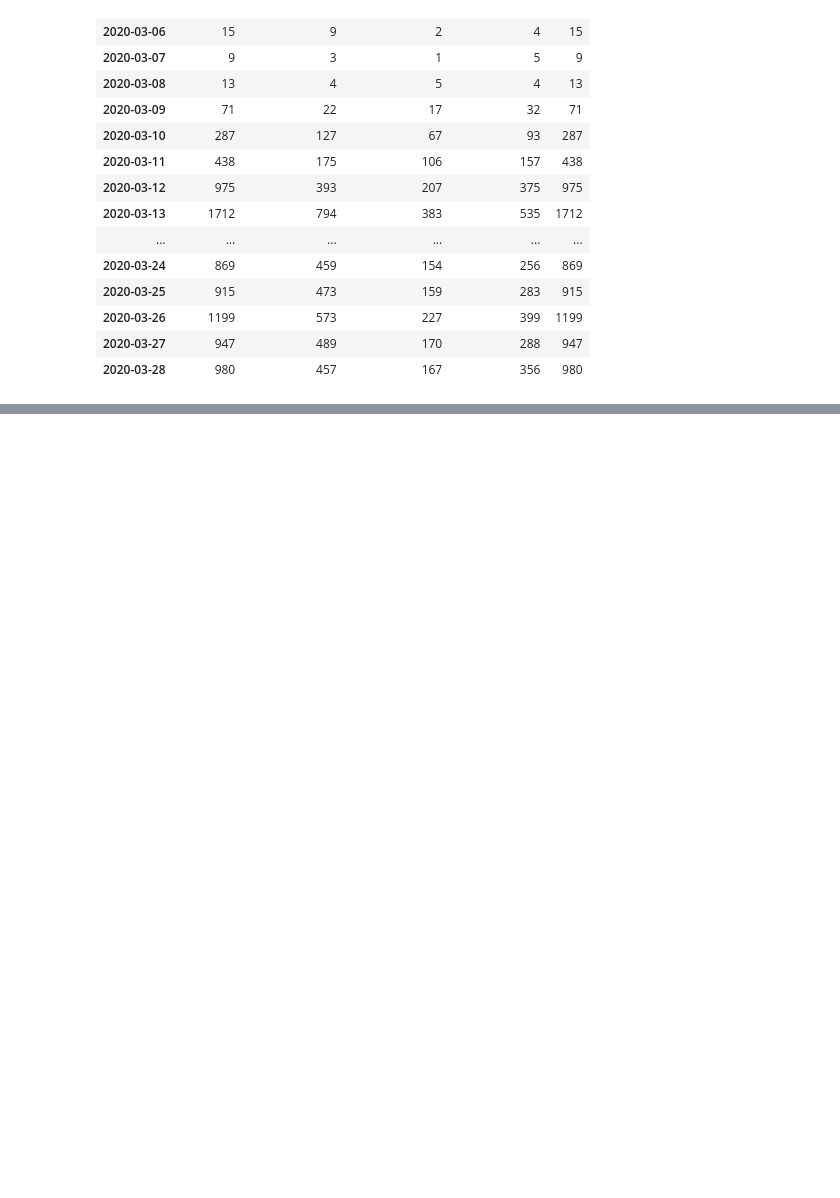
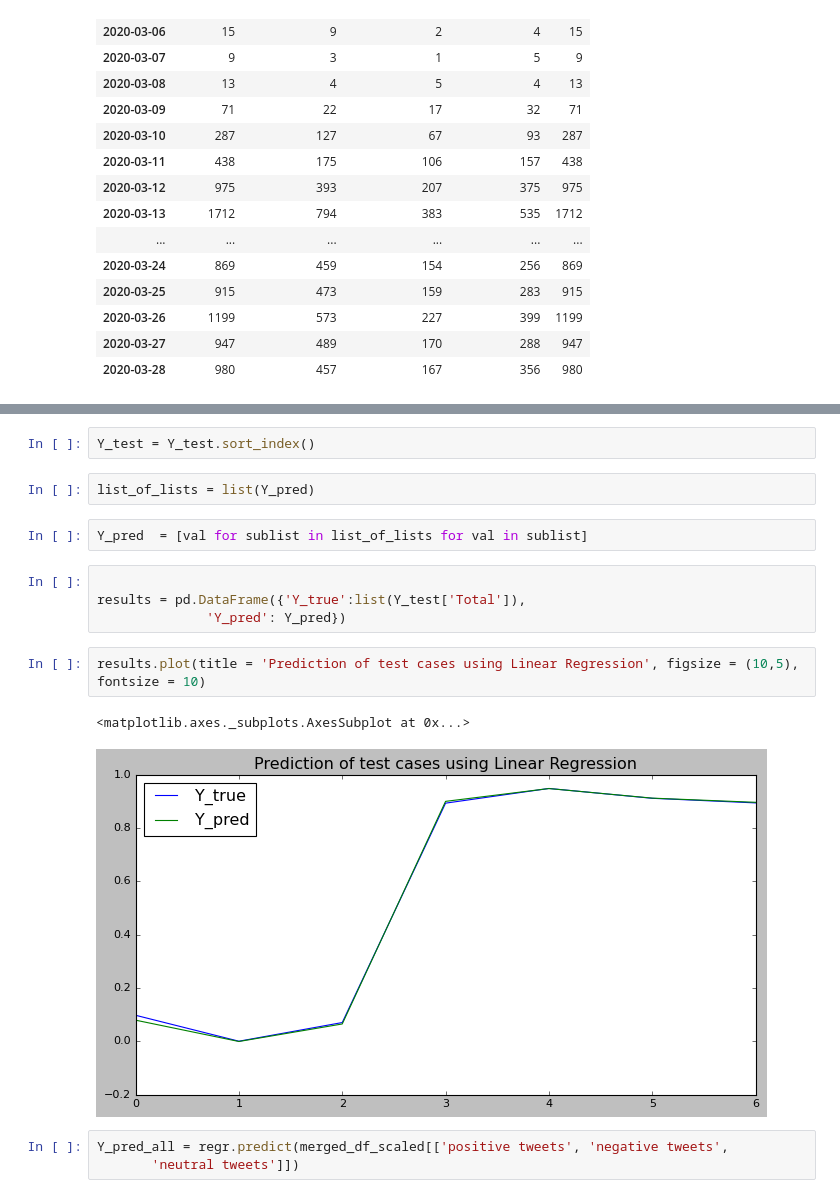
Before and after one commit to armandordorica/Twitter_Sentiment_Analysis, a Jupyter notebook: Covid19_NYC_ARIMA.ipynb, the cells around one changed output, grey strips where cells are left out. Cells and saved outputs as stored; diff of their text form; blank space fills up the shorter version.

```diff
--- a/Covid19_NYC_ARIMA.ipynb
+++ b/Covid19_NYC_ARIMA.ipynb
@@ -775,0 +1043,18 @@ df3
+# %%
+Y_test = Y_test.sort_index()
+# %%
+list_of_lists = list(Y_pred)
+# %%
+Y_pred  = [val for sublist in list_of_lists for val in sublist]
+# %%
+
+results = pd.DataFrame({'Y_true':list(Y_test['Total']),
+              'Y_pred': Y_pred})
+# %%
+results.plot(title = 'Prediction of test cases using Linear Regression', figsize = (10,5), fontsize = 10)
+# %% [output]
+<matplotlib.axes._subplots.AxesSubplot at 0x...>
+[figure, added]
+# %%
+Y_pred_all = regr.predict(merged_df_scaled[['positive tweets', 'negative tweets',
+       'neutral tweets']])
```
Also changed, not shown: parts of 39 cells of this notebook.
